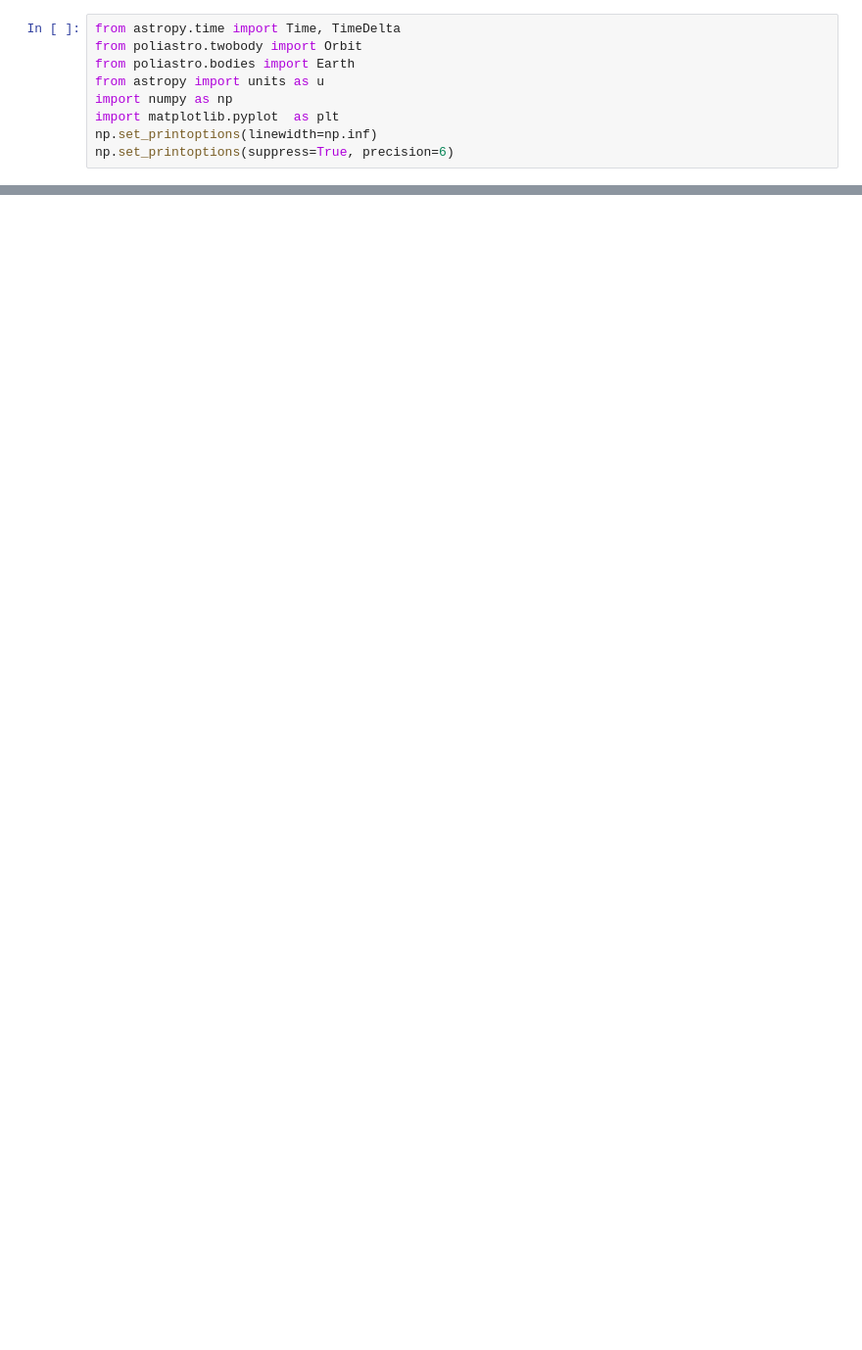
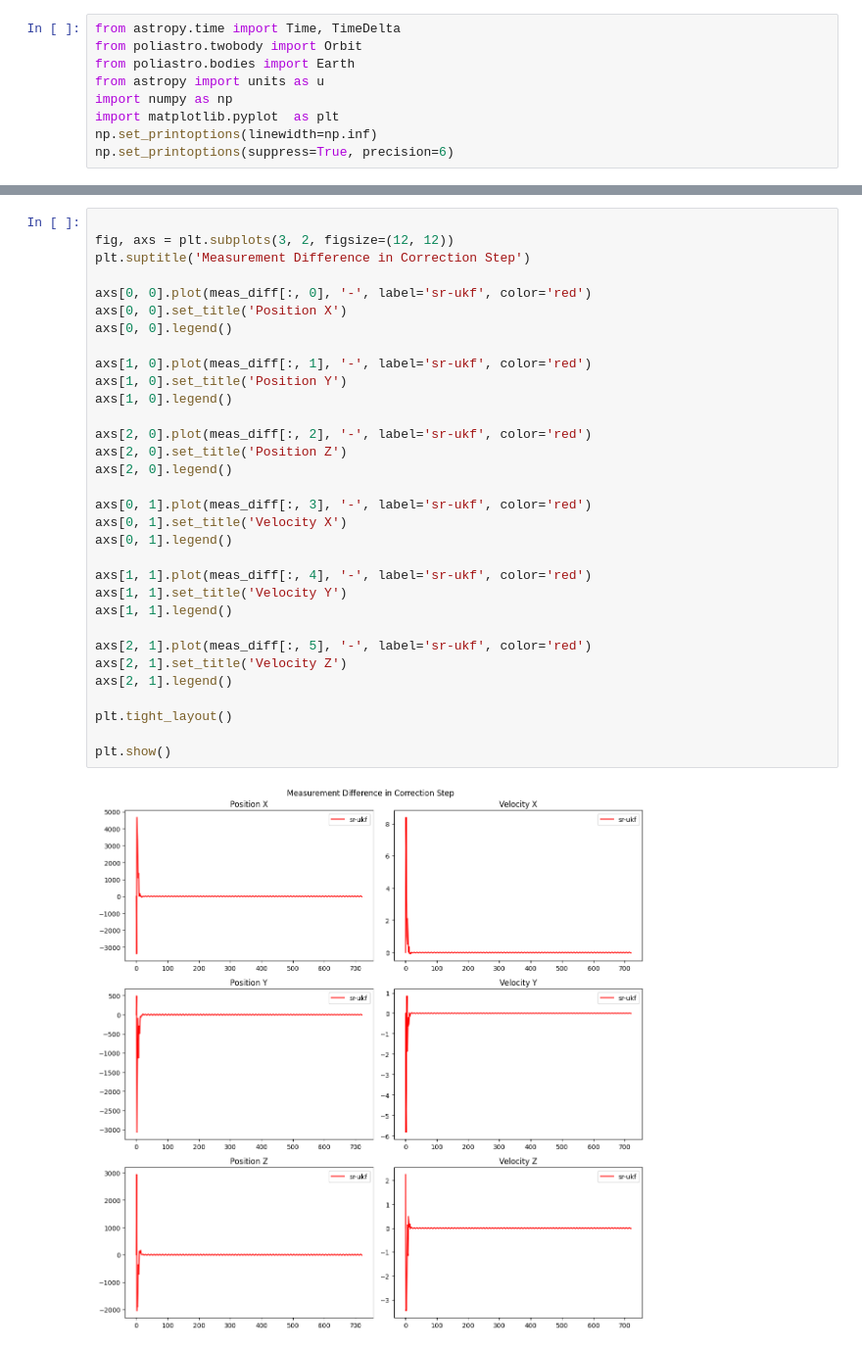
Before and after one commit to ElliotHYLee/asdf1234, a Jupyter notebook: hw2/hw2_sr_ukf.ipynb, the cells around one changed output, grey strips where cells are left out. Shown at 98% size. Drawn from its saved outputs; the diff is of its cells as text; blank space fills up the shorter version.

```diff
--- a/hw2/hw2_sr_ukf.ipynb
+++ b/hw2/hw2_sr_ukf.ipynb
@@ -319,0 +553,34 @@ plt.show()
+# %%
+
+fig, axs = plt.subplots(3, 2, figsize=(12, 12))
+plt.suptitle('Measurement Difference in Correction Step')
+
+axs[0, 0].plot(meas_diff[:, 0], '-', label='sr-ukf', color='red')
+axs[0, 0].set_title('Position X')
+axs[0, 0].legend()
+
+axs[1, 0].plot(meas_diff[:, 1], '-', label='sr-ukf', color='red')
+axs[1, 0].set_title('Position Y')
+axs[1, 0].legend()
+
+axs[2, 0].plot(meas_diff[:, 2], '-', label='sr-ukf', color='red')
+axs[2, 0].set_title('Position Z')
+axs[2, 0].legend()
+
+axs[0, 1].plot(meas_diff[:, 3], '-', label='sr-ukf', color='red')
+axs[0, 1].set_title('Velocity X')
+axs[0, 1].legend()
+
+axs[1, 1].plot(meas_diff[:, 4], '-', label='sr-ukf', color='red')
+axs[1, 1].set_title('Velocity Y')
+axs[1, 1].legend()
+
+axs[2, 1].plot(meas_diff[:, 5], '-', label='sr-ukf', color='red')
+axs[2, 1].set_title('Velocity Z')
+axs[2, 1].legend()
+
+plt.tight_layout()
+
+plt.show()
+# %% [output]
+[figure, added]
```
Also changed, not shown: parts of 17 cells of this notebook.
